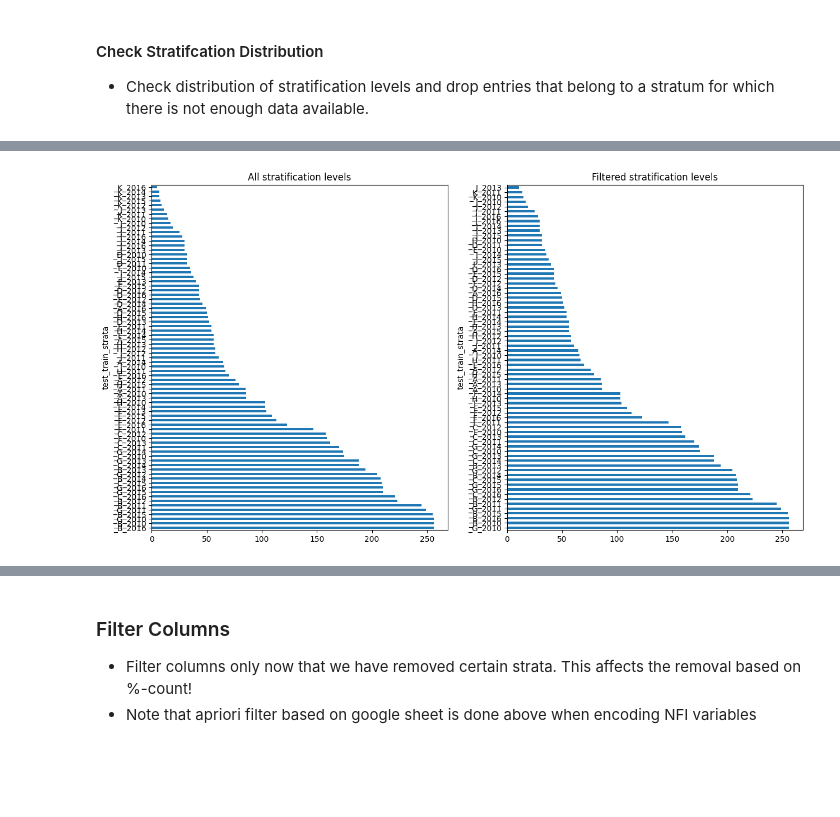
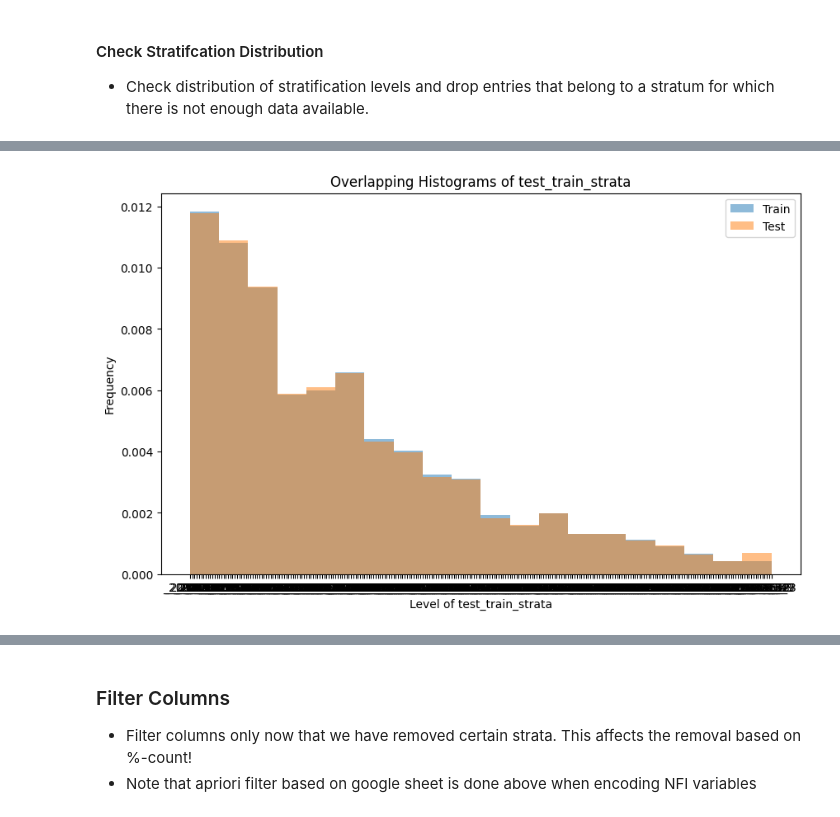
Before and after one commit to padasch/ifn_analysis, a Jupyter notebook: python/04_run_ml_models/run_random_forest.ipynb, the cells around one changed output, grey strips where cells are left out. Drawn from its saved outputs; the diff is of its cells as text; code cells hidden in the pictures; blank space fills up the shorter version.

Commit message:
before revising stratification of smallest groups into one

```diff
--- a/python/04_run_ml_models/run_random_forest.ipynb
+++ b/python/04_run_ml_models/run_random_forest.ipynb
@@ -435,3 +702,22 @@ def do_ohe(Xy, variables_not_to_ohe=[], verbose=True):
+# %%
+def hist_of_variable_in_two_df(df1, df1_name, df2, df2_name, variable):
+    # Extract the desired column from each dataframe
+    col1 = df1[variable]
+    col2 = df2[variable]
+
+    # Plotting the histograms
+    plt.figure(figsize=(10, 6))
+    plt.hist(col1, bins=20, alpha=0.5, label=df1_name, density=True)
+    plt.hist(col2, bins=20, alpha=0.5, label=df2_name, density=True)
+
+    # Adding titles and labels
+    plt.title(f"Overlapping Histograms of {variable}")
+    plt.xlabel(f"Level of {variable}")
+    plt.ylabel("Frequency")
+    plt.legend()
+
+    # Show the plot
+    plt.show()
 # %% [markdown]
 # Data Preparation
 # %% [markdown]
@@ -1077,7 +1363,7 @@ Number of rows with 0 in target: 32339 = 80.94%
 - Check distribution of stratification levels and drop entries that belong to a stratum for which there is not enough data available.
 # %%
 # Define min number of observations per strata
-strat_cutoff = 10
+strat_cutoff = 2
 
 # Define number of cv folds
 cv_folds = user_input["cv_folds"]
@@ -1126,62 +1412,12 @@ x1, x2, y1, y2 = train_test_split(
     stratify=df_tmp["test_train_strata"],
 )
 
-print(f"Train set size: {len(x1)}, Test set size: {len(x2)}, total: {len(df_tmp)}")
-print("Test/Train splitting worked ✅ \n")
-
-# ------------------------------------------------------------------------------------------
-# VALIDATE/TRAIN: Additionally test if splitting in validation/train works
-df_dummy = pd.concat([y1, x1], axis=1)
-
-# Features and target
-XXX = df_dummy.drop([target, "test_train_strata"], axis=1)
-yyy = df_dummy[target]
-
-# Stratification variable
-stratification_var = df_dummy["test_train_strata"]
-
-# Create StratifiedKFold object
-skf = StratifiedKFold(n_splits=cv_folds, random_state=seed_nr, shuffle=True)
-
-# Catch warning that is thrown when a strata has less than 1 observations
-warnings.filterwarnings("error", message=".*least populated class in y has only *")
-
-# Split the data using the stratification variable
 print(
-    f"Expected number: \n\t in train set: {round(len(df_dummy) - len(df_dummy) / cv_folds)}\n\t in validation set: {round(len(df_dummy) / cv_folds)}\n\t in total: {len(df_dummy)}\n"
+    f"Test/Train Split using {int(test_split*100)}% for test set:",
+    f"\n - Shape of original dataframe: {df_all_strata.shape} with {df_all_strata['test_train_strata'].nunique()} stratas"
+    f"\n - Shape of dataframe with strata removed with less than {strat_cutoff}: {df_dropped_stratif.shape} with {df_dropped_stratif['test_train_strata'].nunique()} stratas"
+    f"\n - Unequal distribution in train and test concern {round(100 - df_dropped_stratif.shape[0]/df_all_strata.shape[0] * 100)}% of all observations:",
 )
 
-for fold, (train_index, test_index) in enumerate(skf.split(XXX, stratification_var)):
-    XXX_train, XXX_test = XXX.iloc[train_index], XXX.iloc[test_index]
-    yyy_train, yyy_test = yyy.iloc[train_index], yyy.iloc[test_index]
-
-    # Now, X_train, X_test, y_train, and y_test contain the data for this fold
-    # You can proceed with model training and evaluation here
-    print(
-        f"Fold {fold + 1}: Train set size: {len(XXX_train)}, Validation set size: {len(XXX_test)}"
-    )
-
-print("Validate/Train splitting worked ✅")
-
-# ------------------------------------------------------------------------------------------
-print(
-    f"\nShape before removing strata with less than {strat_cutoff} observations: {df_all_strata.shape}"
-    f"\nShape after removing strata with less than {strat_cutoff} observations: {df_tmp.shape}"
-    f"\nNumber of removed sites: {df_all_strata.shape[0] - df_tmp.shape[0]} = {round((1 - df_tmp.shape[0] / df_all_strata.shape[0]) * 100, 2)}%"
-    f"\nRemaining stratification levels: {df_tmp['test_train_strata'].nunique()}"
-)
-
-# Create plots
-fig, axs = plt.subplots(1, 2, figsize=(15, 8))
-
-# Plot distribution of stratification levels
-df_all_strata["test_train_strata"].value_counts().plot(kind="barh", ax=axs[0])
-df_tmp["test_train_strata"].value_counts().plot(kind="barh", ax=axs[1])
-
-# Set titles for subplots
-axs[0].set_title("All stratification levels")
-axs[1].set_title("Filtered stratification levels")
-
-# Display the plots
-plt.show()
+hist_of_variable_in_two_df(x1, "Train", x2, "Test", "test_train_strata")
 # %% [output]
@@ -1205 +1430 @@ Remaining stratification levels: 72
-[figure, old version]
+[figure, new version]
```
Also changed, not shown: parts of 48 cells of this notebook.
